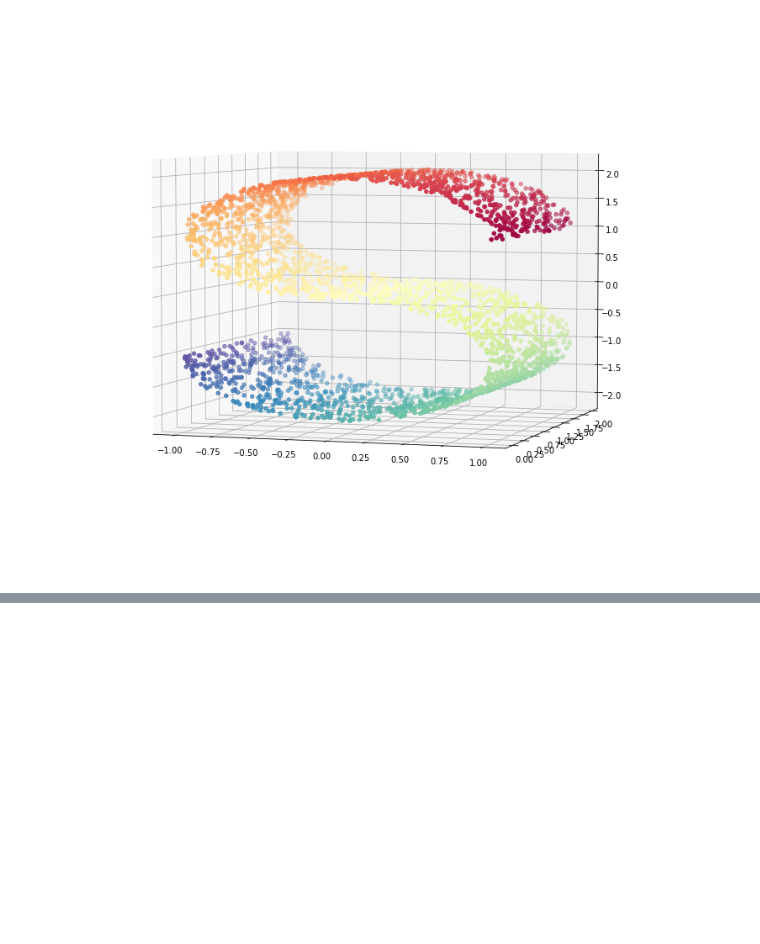
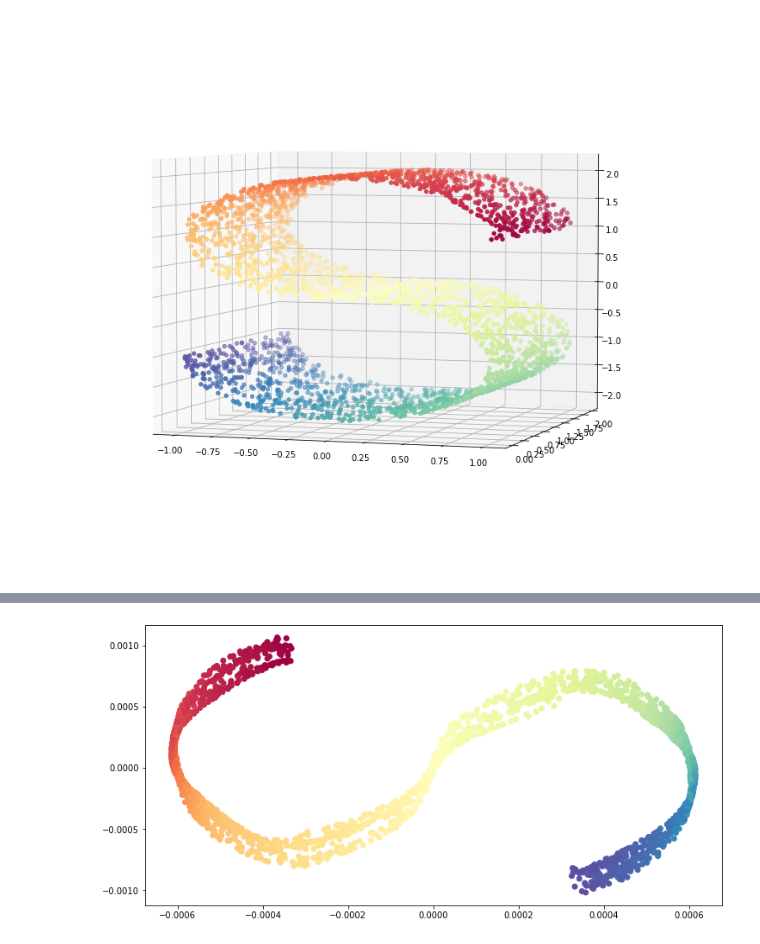
Before and after one commit to itamarb123/Laplacian-Eigenmaps, a Jupyter notebook: Laplacian-Eigenmaps-Dimensionality-Reduction.ipynb, the cells around one changed output, grey strips where cells are left out. Saved outputs shown, nothing was run; the diff lists cells and outputs as text; code cells hidden in the pictures; blank space fills up the shorter version.

```diff
--- a/Laplacian-Eigenmaps-Dimensionality-Reduction.ipynb
+++ b/Laplacian-Eigenmaps-Dimensionality-Reduction.ipynb
@@ -132,0 +118,22 @@ this is adj matrix:
+# %%
+n_neighbors = 1500
+
+# Set the dimension of the target space.
+n_components = 2
+
+# Construct the SpectralEmbedding object.
+se = manifold.SpectralEmbedding(n_components=n_components,
+                                affinity= 'nearest_neighbors',
+                                n_neighbors=n_neighbors)
+
+# Fit the SpectralEmbedding object.
+S_curve_red = se.fit_transform(X=S_curve)
+
+# Visualize the result.
+fig = plt.figure(figsize=(12, 6))
+ax = fig.add_subplot(111)
+ax.scatter(S_curve_red[:, 0], S_curve_red[:, 1],
+           c=S_colors,
+           cmap=plt.cm.Spectral);
+# %% [output]
+[figure, added]
```
Also changed, not shown: parts of 10 cells of this notebook.
